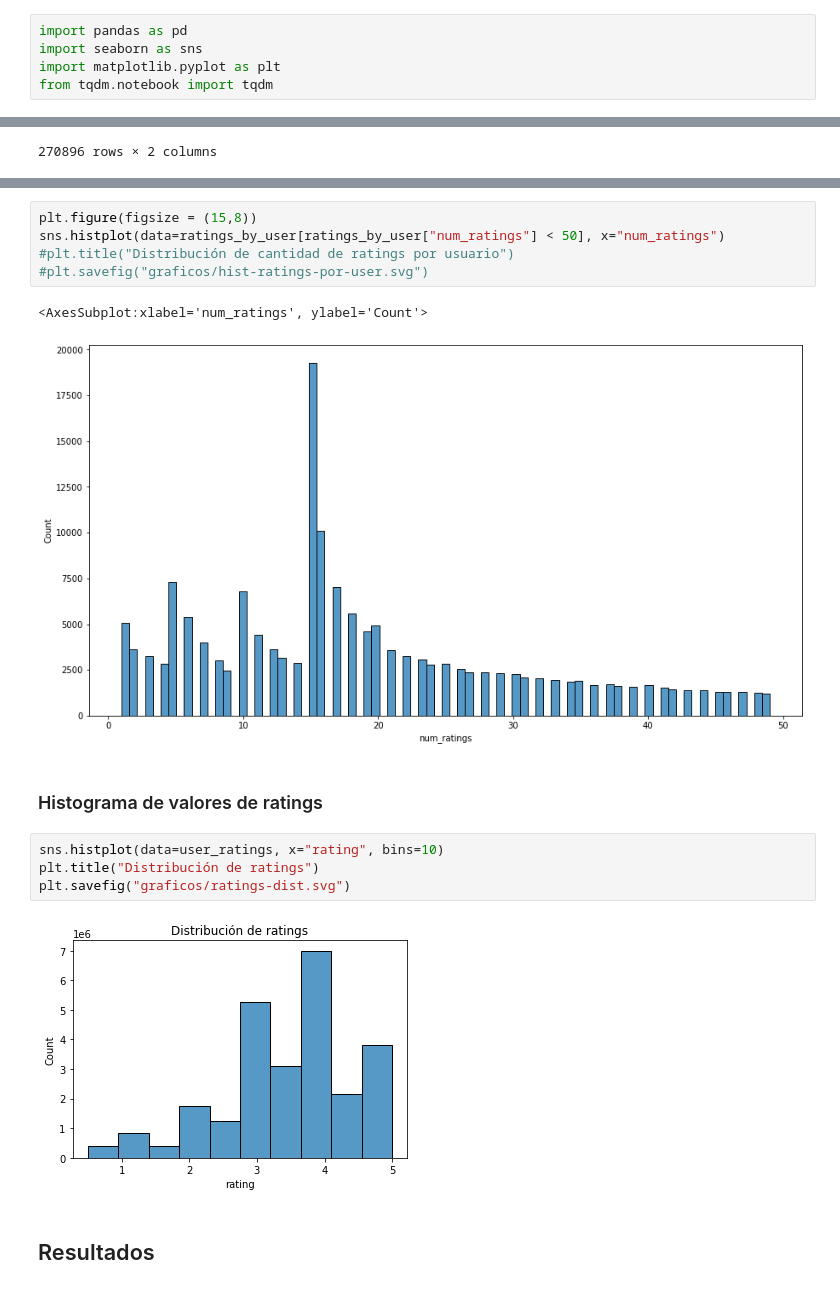
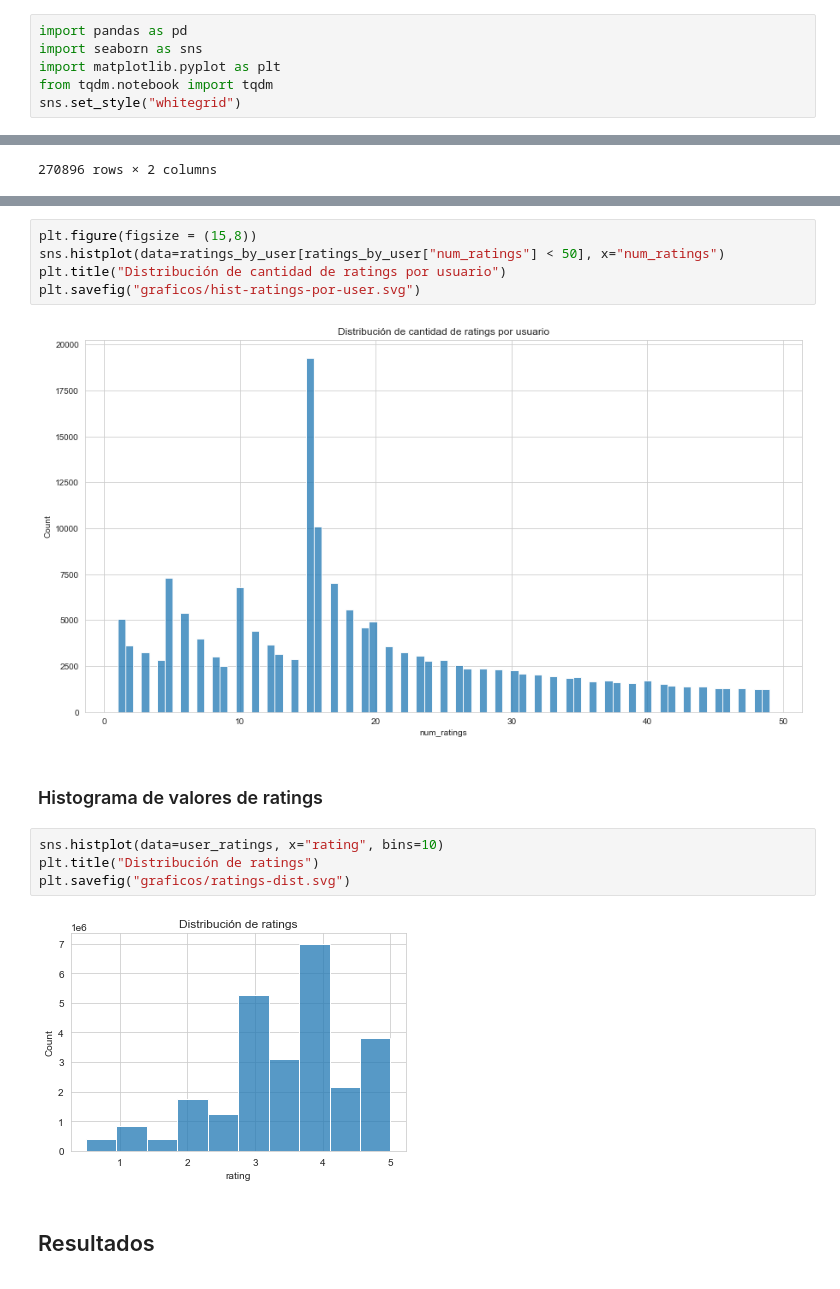
Before and after one commit to mnPanic/aa-tp, a Jupyter notebook: graficos.ipynb, the cells around one changed output, grey strips where cells are left out. Drawn from its saved outputs; the diff is of its cells as text.

Commit message:
pinga graficos mas lindos

```diff
--- a/graficos.ipynb
+++ b/graficos.ipynb
@@ -28,6 +25,7 @@ import pandas as pd
 import seaborn as sns
 import matplotlib.pyplot as plt
 from tqdm.notebook import tqdm
+sns.set_style("whitegrid")
 # %%
 import result_io
 
@@ -135,11 +133,10 @@ plt.savefig("graficos/hist-ratings-por-user.svg")
 # %%
 plt.figure(figsize = (15,8))
 sns.histplot(data=ratings_by_user[ratings_by_user["num_ratings"] < 50], x="num_ratings")
-#plt.title("Distribución de cantidad de ratings por usuario")
-#plt.savefig("graficos/hist-ratings-por-user.svg")
+plt.title("Distribución de cantidad de ratings por usuario")
+plt.savefig("graficos/hist-ratings-por-user.svg")
 # %% [output]
-<AxesSubplot:xlabel='num_ratings', ylabel='Count'>
-[figure, old version]
+[figure, new version]
 # %% [markdown]
 ### Histograma de valores de ratings
 # %%
@@ -147,7 +144,7 @@ sns.histplot(data=user_ratings, x="rating", bins=10)
 plt.title("Distribución de ratings")
 plt.savefig("graficos/ratings-dist.svg")
 # %% [output]
-[figure, old version]
+[figure, new version]
 # %% [markdown]
 ## Resultados
 # %%
```
Also changed, not shown: parts of 7 cells of this notebook, 4 other files.
